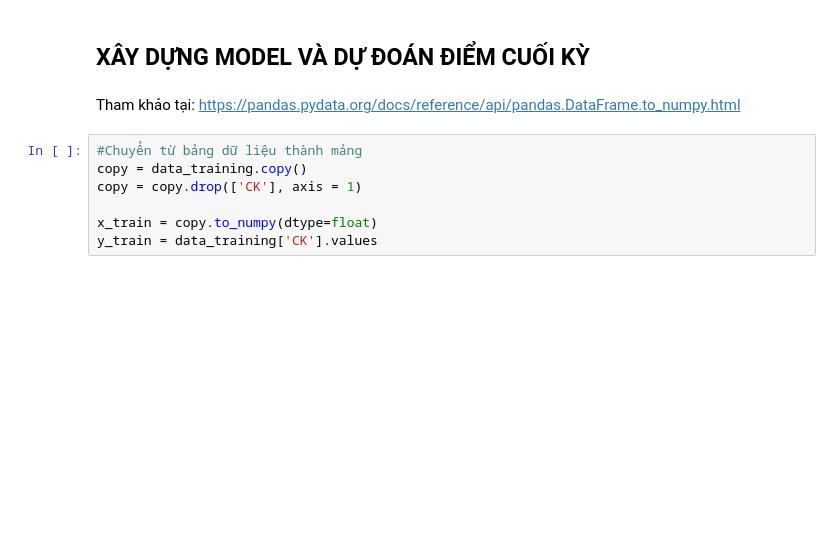
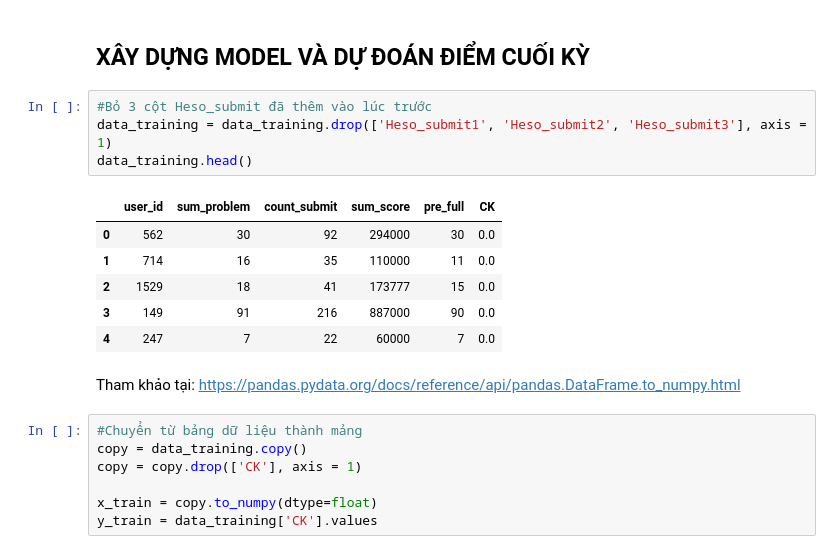
Before and after one commit to dxmai/CS114.L21.KHCL, a Jupyter notebook: Colab/DuDoanDiemCuoiKi.ipynb, the cells around one changed output. Cells and saved outputs as stored; diff of their text form; blank space fills up the shorter version.

```diff
--- a/Colab/DuDoanDiemCuoiKi.ipynb
+++ b/Colab/DuDoanDiemCuoiKi.ipynb
@@ -270,5 +262,16 @@ axes3.set(xlabel = 'Heso_submit3', ylabel = 'Final score', title = 'Sixth Plot')
 # %% [markdown]
 ## **XÂY DỰNG MODEL VÀ DỰ ĐOÁN ĐIỂM CUỐI KỲ**
+# %%
+#Bỏ 3 cột Heso_submit đã thêm vào lúc trước
+data_training = data_training.drop(['Heso_submit1', 'Heso_submit2', 'Heso_submit3'], axis = 1)
+data_training.head()
+# %% [output]
+|  | user_id | sum_problem | count_submit | sum_score | pre_full | CK |
+| 0 | 562 | 30 | 92 | 294000 | 30 | 0.0 |
+| 1 | 714 | 16 | 35 | 110000 | 11 | 0.0 |
+| 2 | 1529 | 18 | 41 | 173777 | 15 | 0.0 |
+| 3 | 149 | 91 | 216 | 887000 | 90 | 0.0 |
+| 4 | 247 | 7 | 22 | 60000 | 7 | 0.0 |
 # %% [markdown]
 Tham khảo tại: https://pandas.pydata.org/docs/reference/api/pandas.DataFrame.to_numpy.html
 # %%
```
Also changed, not shown: parts of 26 cells of this notebook.
